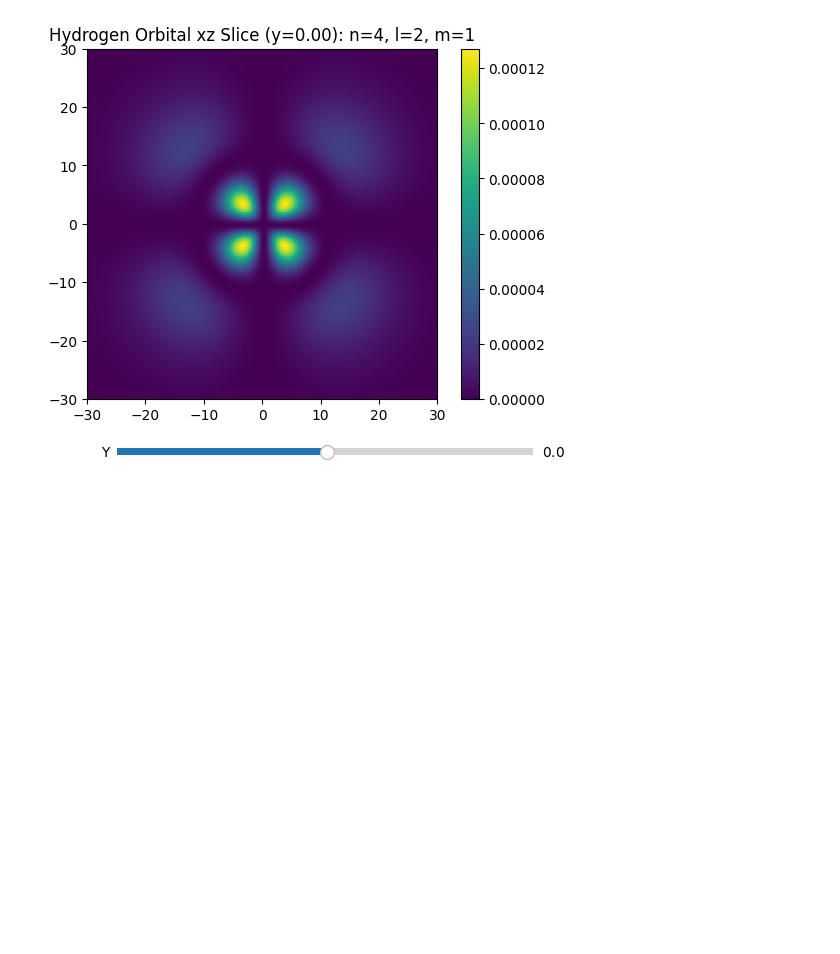
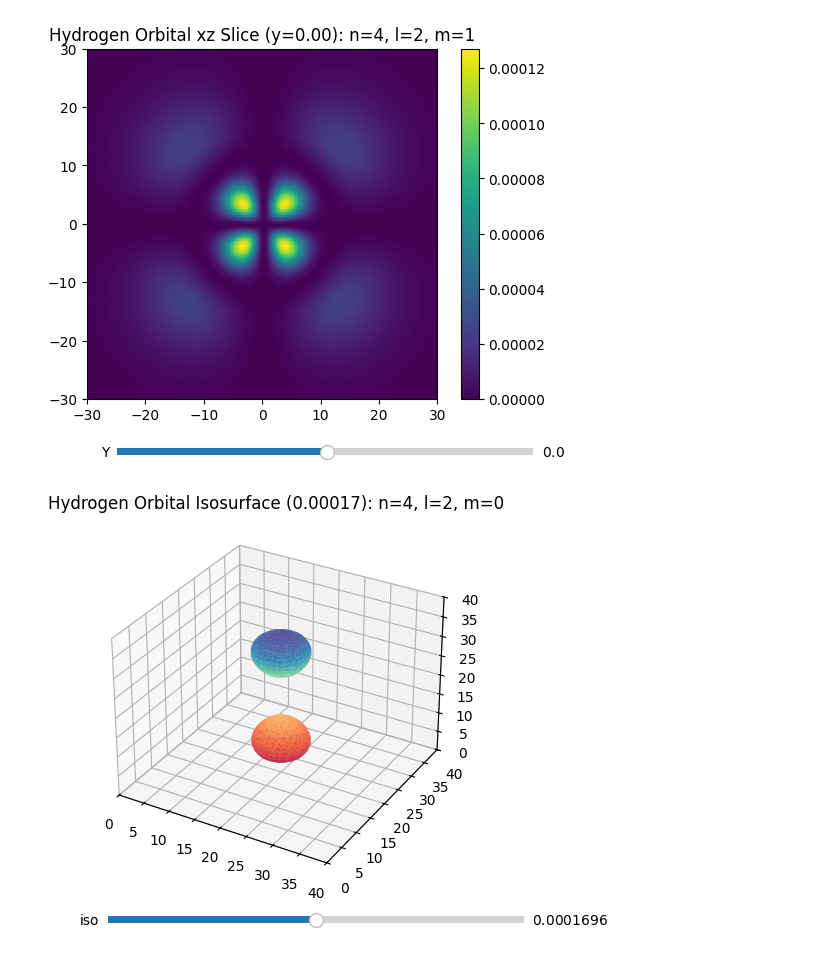
Before and after one commit to recore79/hydrogen-atom, a Jupyter notebook: diff-eq.ipynb, the cells around one changed output. Saved outputs shown, nothing was run; the diff lists cells and outputs as text; code cells hidden in the pictures; blank space fills up the shorter version.

Commit message:
Add 3d plot and reformat notebook

```diff
--- a/diff-eq.ipynb
+++ b/diff-eq.ipynb
@@ -61,0 +63,42 @@ plt.show()
+# %%
+
+dz=0.5
+zmin=-10
+zmax=10
+x = numpy.arange(zmin,zmax,dz)
+y = numpy.arange(zmin,zmax,dz)
+z = numpy.arange(zmin,zmax,dz)
+X,Y,Z = numpy.meshgrid(x,y,z) #X, Y, Z are 3d arrays that tell us the values of x, y, and z at every point in space
+n=4
+l=2
+m=0
+data = hydrogen_wf(n,l,m,X,Y,Z)
+data = abs(data)**2
+R = numpy.sqrt(X**2+Y**2+Z**2)
+
+fig = plt.figure()
+ax = fig.add_subplot(111, projection='3d')
+ax.set_xlim([0,len(x)])
+ax.set_ylim([0,len(y)])
+ax.set_zlim([0,len(z)])
+max_val = numpy.max(data)
+
+verts, faces, _, _ = measure.marching_cubes(data, max_val/2, spacing = (1,1,1))
+result=ax.plot_trisurf(verts[:,0], verts[:,1], faces, verts[:,2], cmap ='Spectral', lw=0)
+
+sli = Slider(plt.axes([0.25, 0.025, 0.65, 0.03]), "iso", 0, max_val, valinit=max_val/2)
+ax.set_title("Hydrogen Orbital Isosurface ("+str("%.5f"%sli.val)+"): n="+str(n)+", l="+str(l)+", m="+str(m))
+
+def update(val):
+    ax.clear()
+    verts, faces = measure.marching_cubes(data, sli.val, spacing = (1,1,1))
+    result = ax.plot_trisurf(verts[:,0], verts[:,1], faces, verts[:,2], cmap ='Spectral', lw=0)
+    ax.set_xlim([0,len(x)])
+    ax.set_ylim([0,len(y)])
+    ax.set_zlim([0,len(z)])
+    ax.set_title("Hydrogen Orbital Isosurface ("+str("%.5f"%sli.val)+"): n="+str(n)+", l="+str(l)+", m="+str(m))
+
+sli.on_changed(update)
+plt.show()
+# %% [output]
+[figure, added]
```
Also changed, not shown: parts of 4 cells of this notebook.
